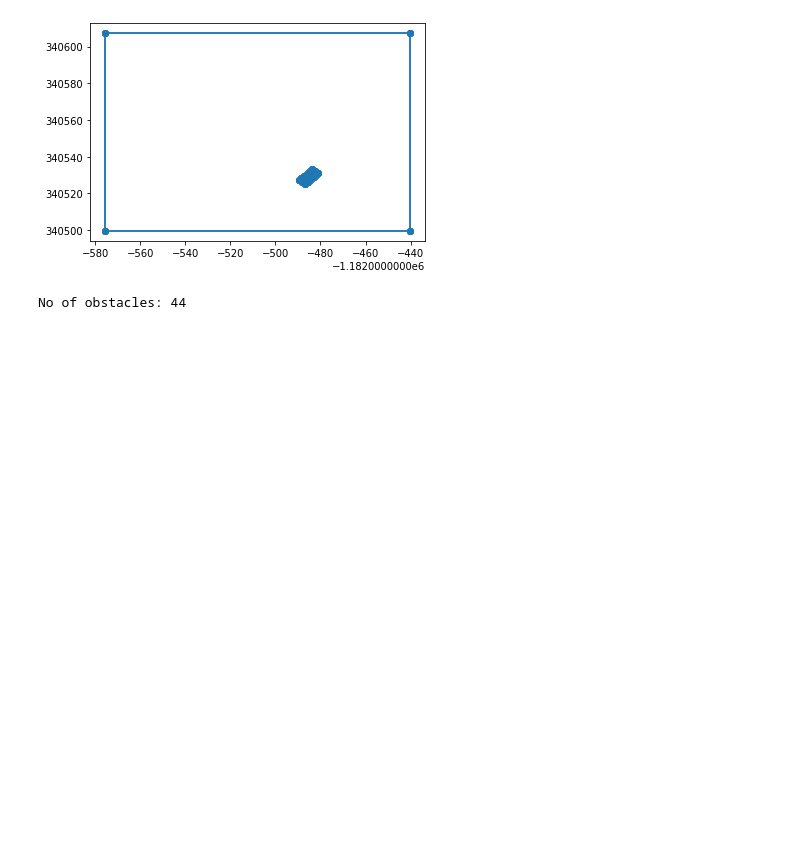
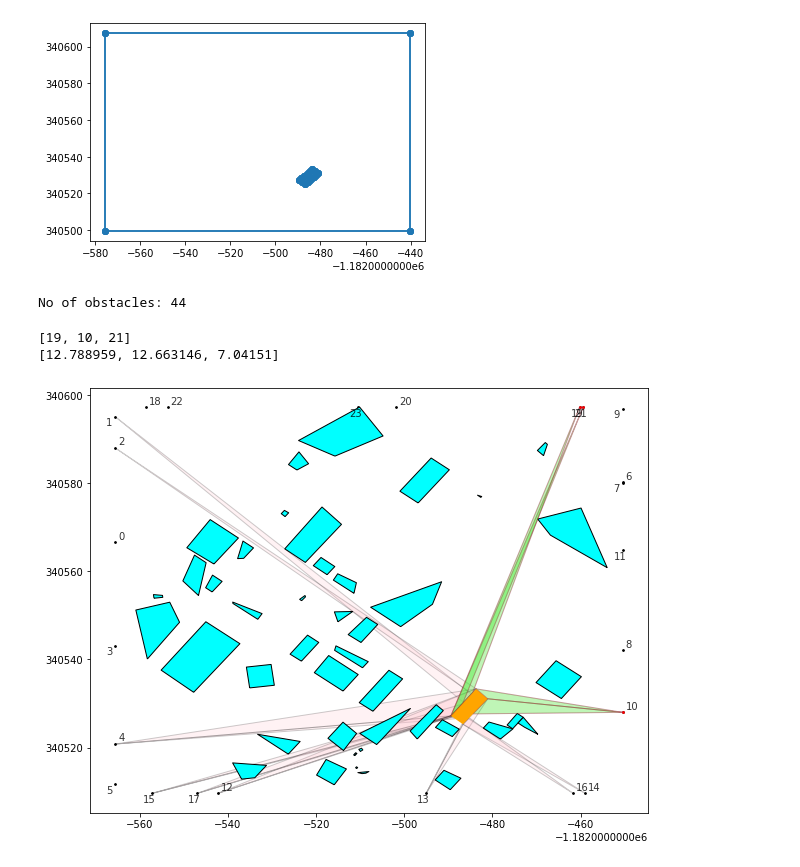
Before and after one commit to ab1nash/multi-location-visibility, a Jupyter notebook: pbf.ipynb, the cells around one changed output. Drawn from its saved outputs; the diff is of its cells as text; code cells hidden in the pictures; blank space fills up the shorter version.

```diff
--- a/pbf.ipynb
+++ b/pbf.ipynb
@@ -198 +147,14 @@ No of obstacles: 44
+# %%
+'''
+    Run to get better looking unsplit VR Polygons
+'''
+# ax, ax_vis, ans_vrPoly, vxP, vxS = QDkAlgo(targetBuilder,outer, qpGdf, 3, gdf,Boundary, treeNodes)
+# print(list(ax))
+# print(list(ax_vis))
+# # Print to get MV results
+# plotFinal(scaledTarget,gdf.sindex,gdf,qpGdf,vxP,ans_vrPoly,ax)
+# %% [output]
+[19, 10, 21]
+[12.788959, 12.663146, 7.04151]
+[figure, added]
 # %%
```
Also changed, not shown: parts of 5 cells of this notebook, 1 other file.
